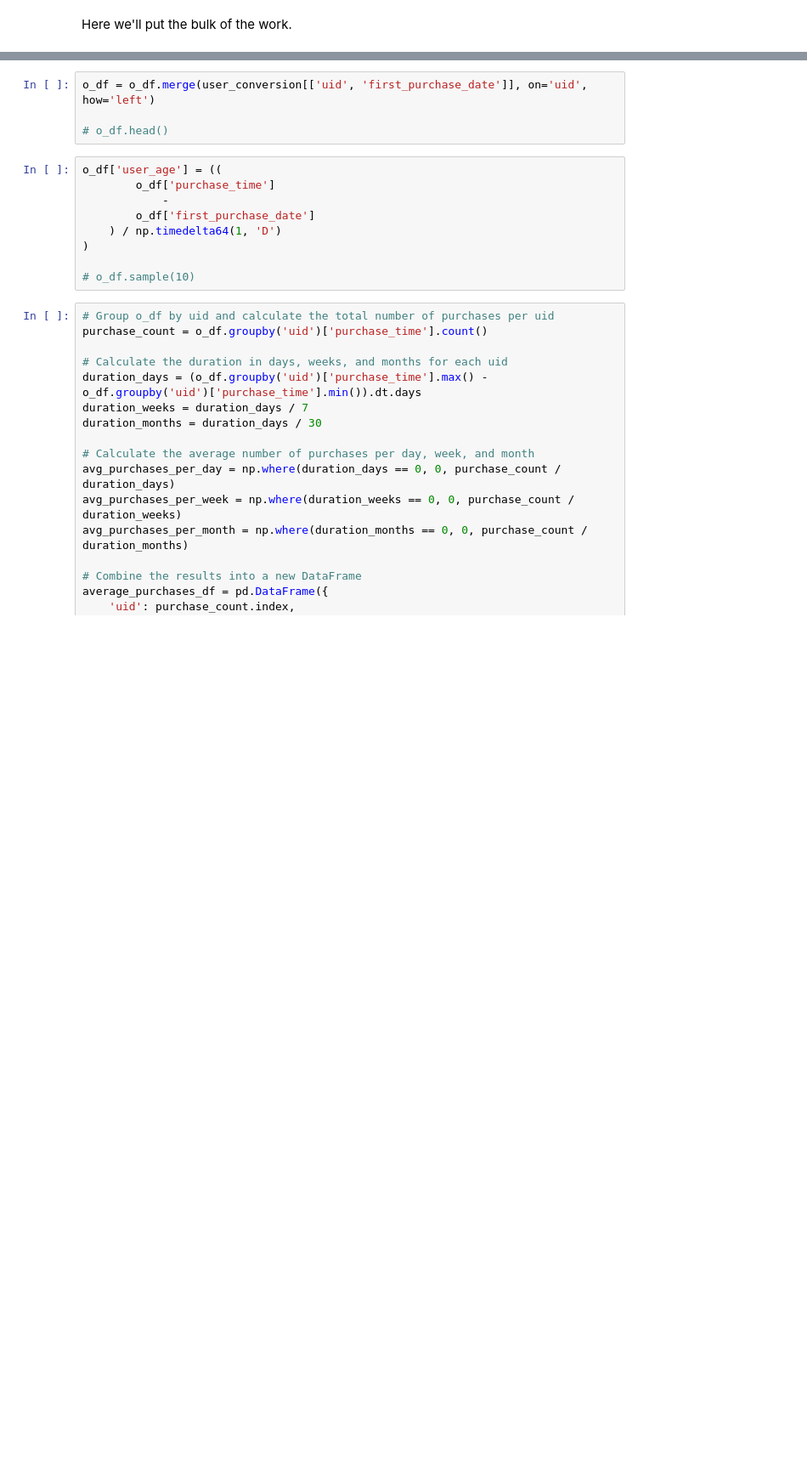
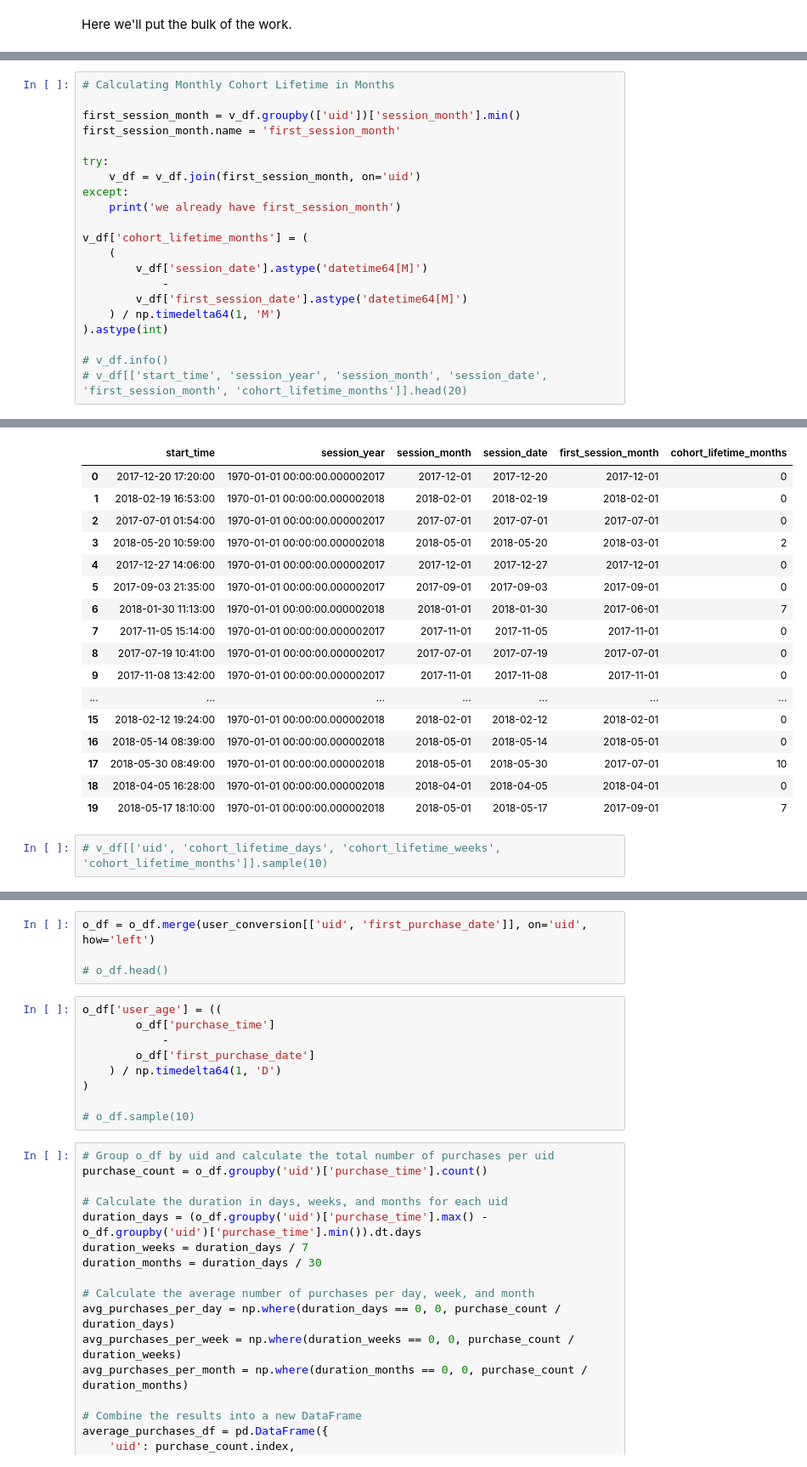
Before and after one commit to Malokingi/yandex_afisha_marketing_report, a Jupyter notebook: report.ipynb, the cells around one changed output, grey strips where cells are left out. Shown: that part at 85% size. Drawn from its saved outputs; the diff is of its cells as text; blank space fills up the shorter version.

```diff
--- a/report.ipynb
+++ b/report.ipynb
@@ -309,0 +302,22 @@ Name: conversion_days, Length: 349, dtype: int64
+# %%
+# Calculating Monthly Cohort Lifetime in Months
+
+first_session_month = v_df.groupby(['uid'])['session_month'].min()
+first_session_month.name = 'first_session_month'
+
+try:
+    v_df = v_df.join(first_session_month, on='uid')
+except:
+    print('we already have first_session_month')
+
+v_df['cohort_lifetime_months'] = (
+    (
+        v_df['session_date'].astype('datetime64[M]')
+            -
+        v_df['first_session_date'].astype('datetime64[M]')
+    ) / np.timedelta64(1, 'M')
+).astype(int)
+
+# v_df.info()
+# v_df[['start_time', 'session_year', 'session_month', 'session_date', 'first_session_month', 'cohort_lifetime_months']].head(20)
+# %% [output]
@@ -309,0 +344,19 @@ Name: conversion_days, Length: 349, dtype: int64
+|  | start_time | session_year | session_month | session_date | first_session_month | cohort_lifetime_months |
+| 0 | 2017-12-20 17:20:00 | 1970-01-01 00:00:00.000002017 | 2017-12-01 | 2017-12-20 | 2017-12-01 | 0 |
+| 1 | 2018-02-19 16:53:00 | 1970-01-01 00:00:00.000002018 | 2018-02-01 | 2018-02-19 | 2018-02-01 | 0 |
+| 2 | 2017-07-01 01:54:00 | 1970-01-01 00:00:00.000002017 | 2017-07-01 | 2017-07-01 | 2017-07-01 | 0 |
+| 3 | 2018-05-20 10:59:00 | 1970-01-01 00:00:00.000002018 | 2018-05-01 | 2018-05-20 | 2018-03-01 | 2 |
+| 4 | 2017-12-27 14:06:00 | 1970-01-01 00:00:00.000002017 | 2017-12-01 | 2017-12-27 | 2017-12-01 | 0 |
+| 5 | 2017-09-03 21:35:00 | 1970-01-01 00:00:00.000002017 | 2017-09-01 | 2017-09-03 | 2017-09-01 | 0 |
+| 6 | 2018-01-30 11:13:00 | 1970-01-01 00:00:00.000002018 | 2018-01-01 | 2018-01-30 | 2017-06-01 | 7 |
+| 7 | 2017-11-05 15:14:00 | 1970-01-01 00:00:00.000002017 | 2017-11-01 | 2017-11-05 | 2017-11-01 | 0 |
+| 8 | 2017-07-19 10:41:00 | 1970-01-01 00:00:00.000002017 | 2017-07-01 | 2017-07-19 | 2017-07-01 | 0 |
+| 9 | 2017-11-08 13:42:00 | 1970-01-01 00:00:00.000002017 | 2017-11-01 | 2017-11-08 | 2017-11-01 | 0 |
+| ... | ... | ... | ... | ... | ... | ... |
+| 15 | 2018-02-12 19:24:00 | 1970-01-01 00:00:00.000002018 | 2018-02-01 | 2018-02-12 | 2018-02-01 | 0 |
+| 16 | 2018-05-14 08:39:00 | 1970-01-01 00:00:00.000002018 | 2018-05-01 | 2018-05-14 | 2018-05-01 | 0 |
+| 17 | 2018-05-30 08:49:00 | 1970-01-01 00:00:00.000002018 | 2018-05-01 | 2018-05-30 | 2017-07-01 | 10 |
+| 18 | 2018-04-05 16:28:00 | 1970-01-01 00:00:00.000002018 | 2018-04-01 | 2018-04-05 | 2018-04-01 | 0 |
+| 19 | 2018-05-17 18:10:00 | 1970-01-01 00:00:00.000002018 | 2018-05-01 | 2018-05-17 | 2017-09-01 | 7 |
+# %%
+# v_df[['uid', 'cohort_lifetime_days', 'cohort_lifetime_weeks', 'cohort_lifetime_months']].sample(10)
```
Also changed, not shown: parts of 50 cells of this notebook, 1 other file.
